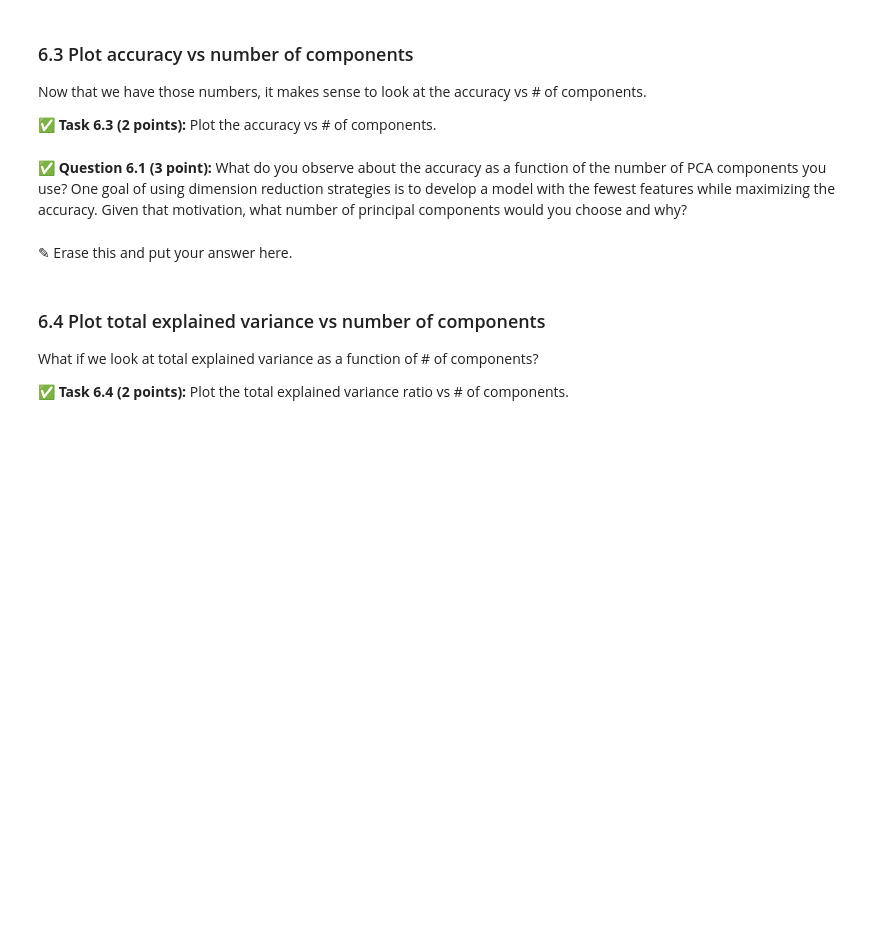
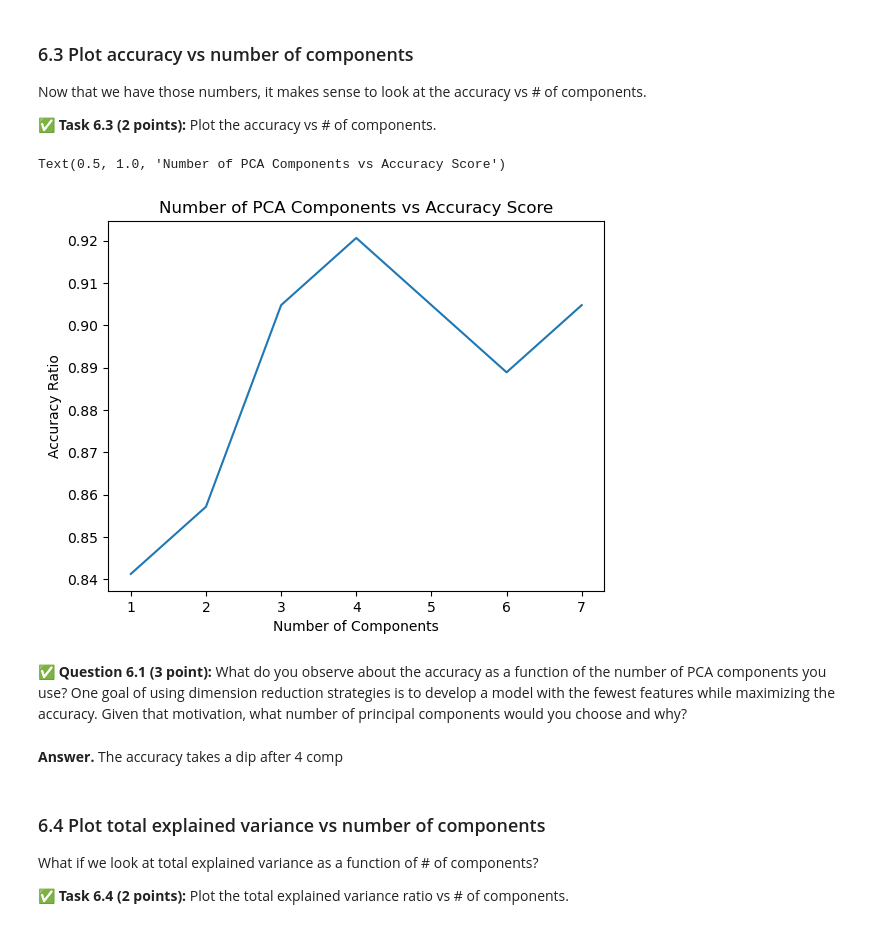
Before and after one commit to nathanjtaylor/CMSE202-f24-turnin, a Jupyter notebook: hw-04/hw-04.ipynb, the cells around one changed output. Drawn from its saved outputs; the diff is of its cells as text; code cells hidden in the pictures; blank space fills up the shorter version.

```diff
--- a/hw-04/hw-04.ipynb
+++ b/hw-04/hw-04.ipynb
@@ -484,3 +466,24 @@ and it should **return** the accuracy score for an SVC model fit to pca transfor
+# %%
+# Put your code here
+def PCA_analysis(n_components, feature_train, feature_test, label_train, label_test):
+    # Create PCA
+    pca = PCA(n_components=n_components, whiten=True)
+    _ = pca.fit(feature_train)
+
+    # transform feature data
+    pca_train_vectors = pca.transform(feature_train)
+    pca_test_vectors = pca.transform(feature_test)
+
+    total_explained_variance = sum(pca.explained_variance_ratio_)
+
+    # parameter grid for best hyperparameters (would normally want to include this but my kernel kept crashing)
+    clf = SVC(class_weight='balanced', C=10, kernel='linear', gamma=10)
+    clf = clf.fit(pca_train_vectors, label_train)
+
+    # Do predictions and get accuracy
+    test_pred = clf.predict(pca_test_vectors)
+    accuracy = accuracy_score(label_test, test_pred)
+    return accuracy, total_explained_variance
 # %% [markdown]
 ### 6.2 Compute accuracies
 
@@ -494,3 +495,16 @@ Now that you have created a function that returns the accuracy for a given numbe
+# %%
+# Put your code here
+accuracy_list = []
+variance_list = []
+component_list = []
+
+# 1 to 7 components
+for n in range(7):
+    n += 1 #start at 1
+    accuracy, total_explained_variance = PCA_analysis(n, feature_train, feature_test, label_train, label_test)
+    accuracy_list.append(accuracy)
+    variance_list.append(total_explained_variance)
+    component_list.append(n)
 # %% [markdown]
 ### 6.3 Plot accuracy vs number of components
 
@@ -502,7 +514,15 @@ Now that we have those numbers, it makes sense to look at the accuracy vs # of c
+# %%
+plt.plot(component_list, accuracy_list)
+plt.ylabel("Accuracy Ratio")
+plt.xlabel("Number of Components")
+plt.title("Number of PCA Components vs Accuracy Score")
+# %% [output]
+Text(0.5, 1.0, 'Number of PCA Components vs Accuracy Score')
+[figure, added]
 # %% [markdown]
 **&#9989; Question 6.1 (3 point):** What do you observe about the accuracy as a function of the number of PCA components you use? One goal of using dimension reduction strategies is to develop a model with the fewest features while maximizing the accuracy. Given that motivation, what number of principal components would you choose and why?
-# %% [markdown]
-<font size=+3>&#9998;</font> Erase this and put your answer here.
+# %% [markdown]
+**Answer.** The accuracy takes a dip after 4 comp
 # %% [markdown]
 ### 6.4 Plot total explained variance vs number of components
 
```
Also changed, not shown: parts of 7 cells of this notebook.
